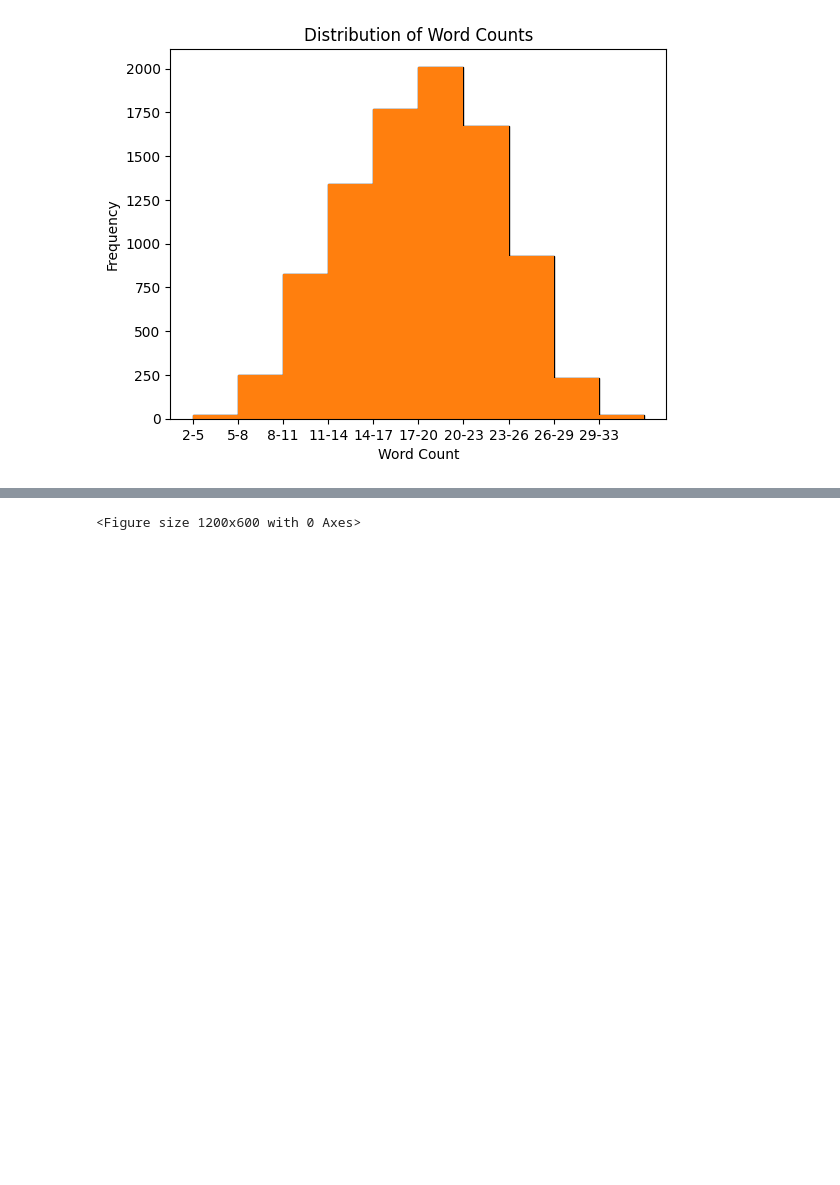
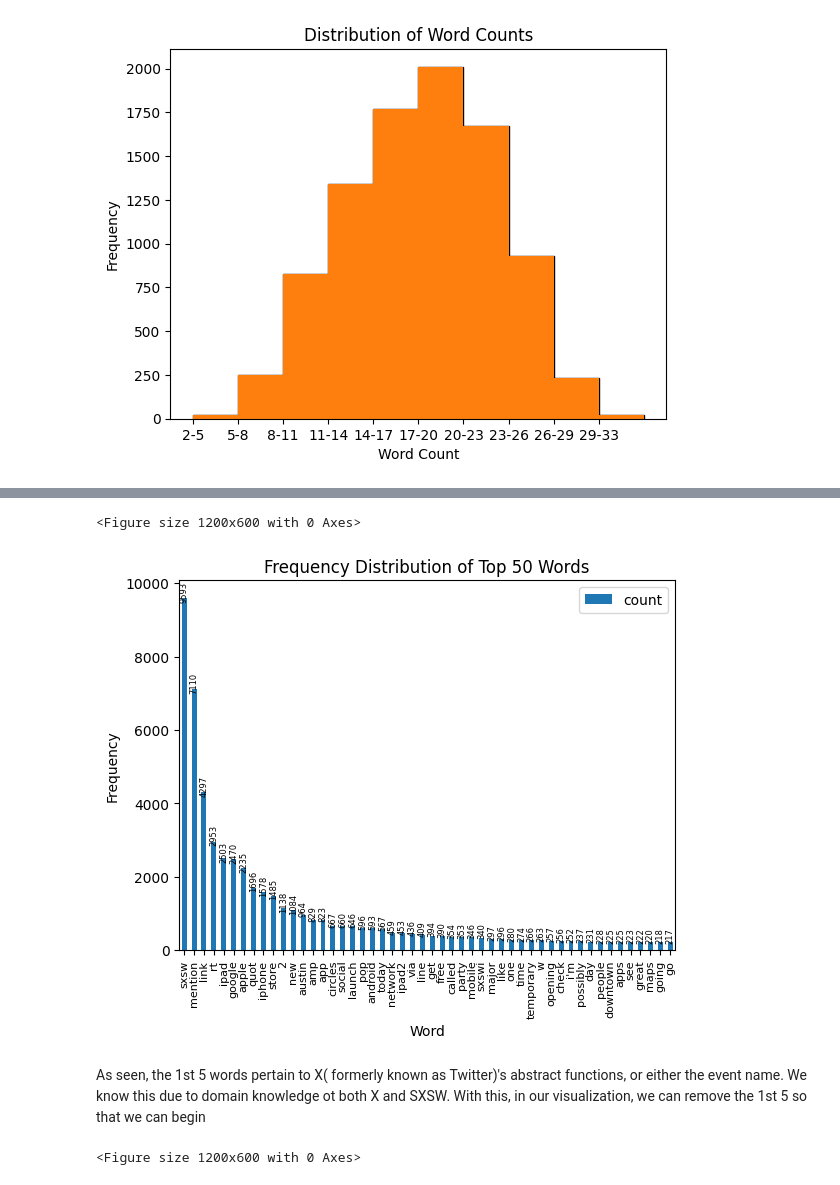
Before and after one commit to Kamaukaguru/NLP-twitter-analysis, a Jupyter notebook: index.ipynb, the cells around one changed output, grey strips where cells are left out. Cells and saved outputs as stored; diff of their text form; code cells hidden in the pictures; blank space fills up the shorter version.

Commit message:
Update EDA visualization

```diff
--- a/index.ipynb
+++ b/index.ipynb
@@ -439 +464,28 @@ plt.show()
+# %%
+
+# Visualize the top 20 words
+plt.figure(figsize=(12, 6))
+ax = word_freq_df[:50].plot(x='word', y='count', kind='bar')
+
+for p in ax.patches:
+    ax.annotate(str(p.get_height()),
+                (p.get_x() + p.get_width() / 2., p.get_height()),
+                ha='center', va='center',
+                xytext=(0, 5), textcoords='offset points',
+                fontsize=6,  # Adjust font size here
+                rotation=90)  # Adjust rotation here
+
+#word_freq_df[:40].plot(x='word', y='count', kind='bar')
+plt.title('Frequency Distribution of Top 50 Words')
+plt.xlabel('Word')
+plt.ylabel('Frequency')
+plt.xticks(
+    rotation = 90,
+    fontsize = 8)
+plt.show()
+# %% [output]
+<Figure size 1200x600 with 0 Axes>
+[figure, added]
+# %% [markdown]
+As seen, the 1st 5 words pertain to X( formerly known as Twitter)'s abstract functions, or either the event name. We know this due to domain knowledge ot both X and SXSW. With this, in our visualization, we can remove the 1st 5 so that we can begin
 # %%
```
Also changed, not shown: parts of 22 cells of this notebook.
